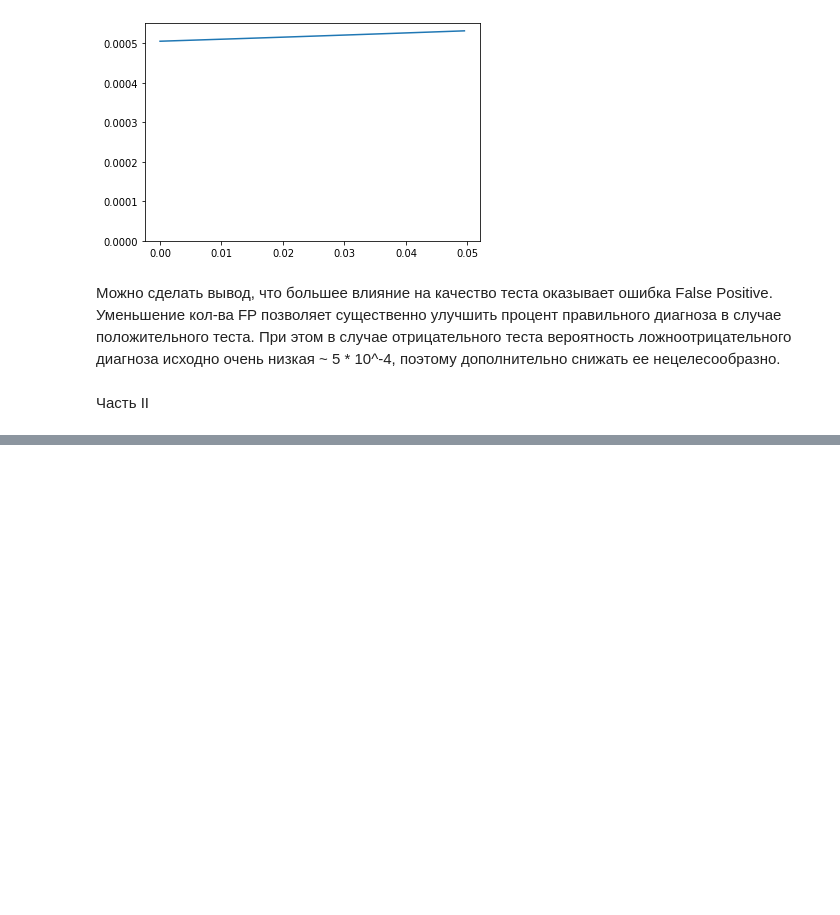
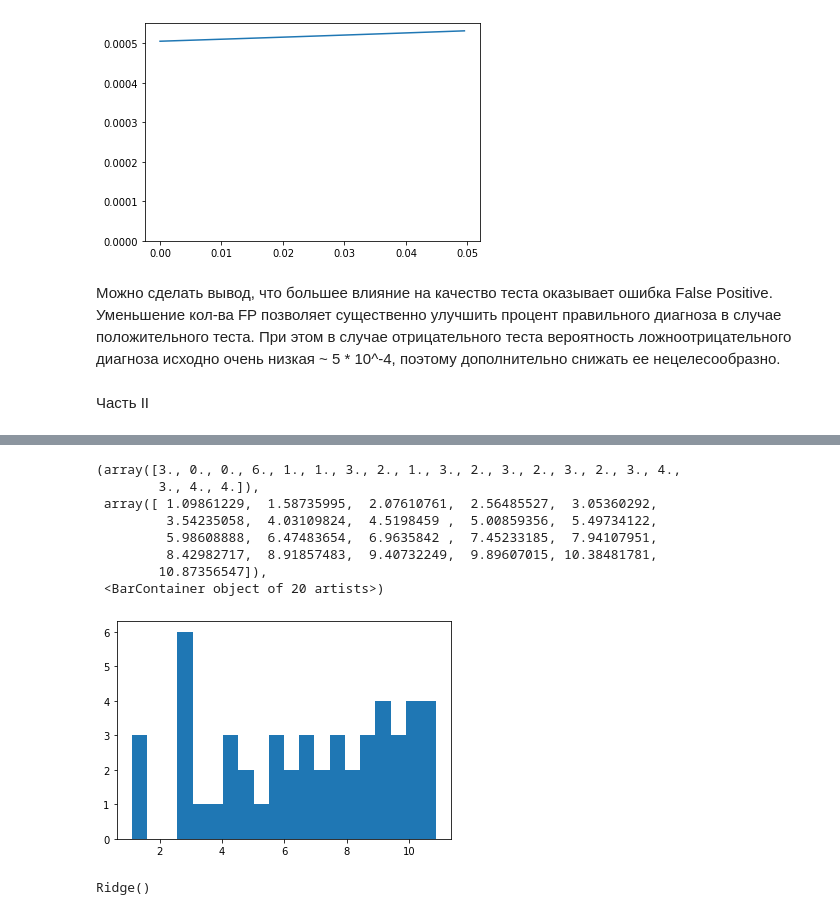
Before and after one commit to mzav/made2020, a Jupyter notebook: 2_ml_HW1.ipynb, the cells around one changed output, grey strips where cells are left out. Drawn from its saved outputs; the diff is of its cells as text; code cells hidden in the pictures; blank space fills up the shorter version.

```diff
--- a/2_ml_HW1.ipynb
+++ b/2_ml_HW1.ipynb
@@ -94,0 +108,12 @@ ru_data[["new_cases","total_cases"]]
+# %%
+plt.hist(np.log(ru_data["total_cases"]), bins=20)
+# %% [output]
+(array([3., 0., 0., 6., 1., 1., 3., 2., 1., 3., 2., 3., 2., 3., 2., 3., 4.,
+        3., 4., 4.]),
+ array([ 1.09861229,  1.58735995,  2.07610761,  2.56485527,  3.05360292,
+         3.54235058,  4.03109824,  4.5198459 ,  5.00859356,  5.49734122,
+         5.98608888,  6.47483654,  6.9635842 ,  7.45233185,  7.94107951,
+         8.42982717,  8.91857483,  9.40732249,  9.89607015, 10.38481781,
+        10.87356547]),
+ <BarContainer object of 20 artists>)
+[figure, added]
@@ -94,0 +128,4 @@ ru_data[["new_cases","total_cases"]]
+# %%
+regr.fit(X, y_log)
+# %% [output]
+Ridge()
```
Also changed, not shown: parts of 20 cells of this notebook.
